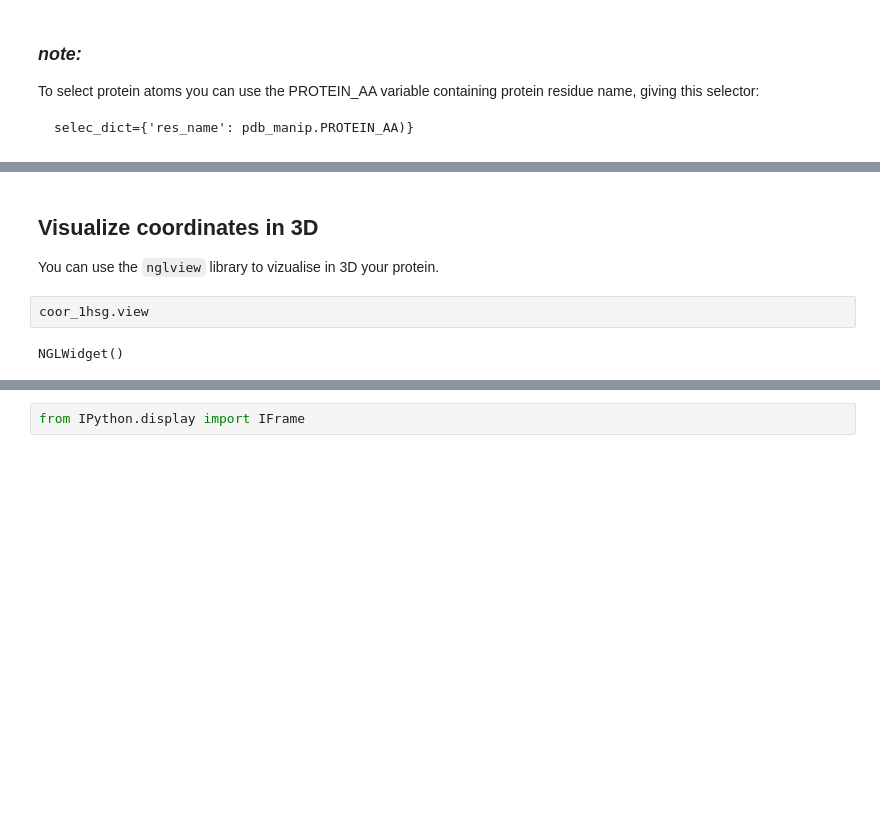
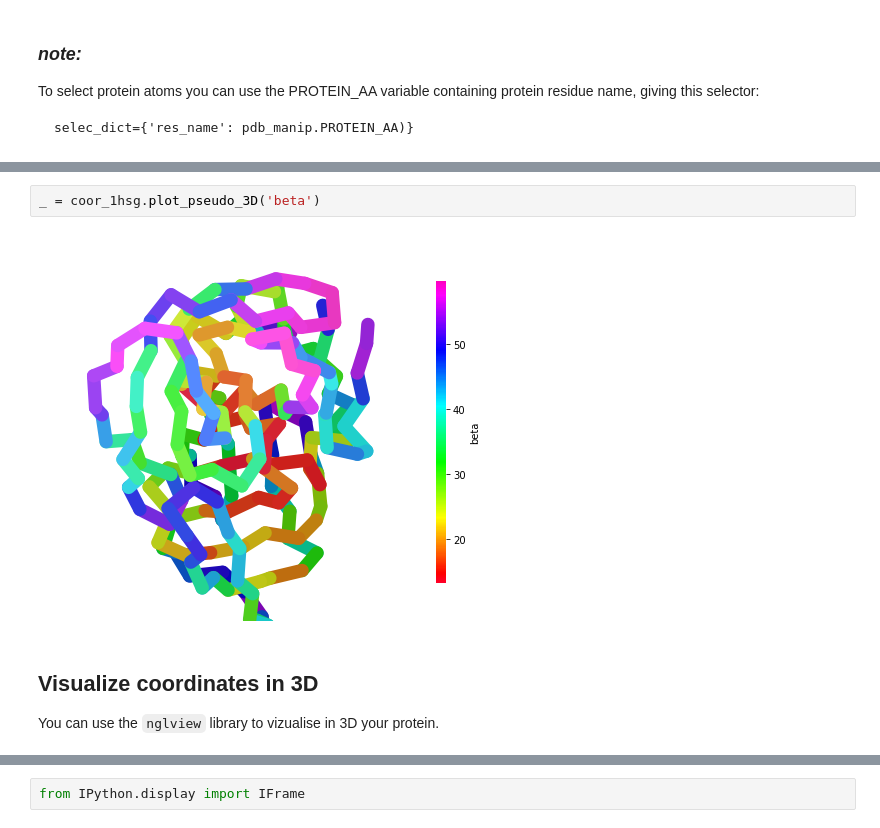
Before and after one commit to samuelmurail/pdb_manip_py, a Jupyter notebook: docs/notebook/Usage.ipynb, the cells around one changed output, grey strips where cells are left out. Cells and saved outputs as stored; diff of their text form; blank space fills up the shorter version.

Commit message:
Add plot_pseudo_3D() function

```diff
--- a/docs/notebook/Usage.ipynb
+++ b/docs/notebook/Usage.ipynb
@@ -61,8 +67,8 @@ To select protein atoms you can use the PROTEIN_AA variable containing protein r
+# %%
+_ = coor_1hsg.plot_pseudo_3D('beta')
+# %% [output]
+[figure, added]
 # %% [markdown]
 ## Visualize coordinates in 3D
 
 You can use the ``nglview`` library to vizualise in 3D your protein.
-# %%
-coor_1hsg.view
-# %% [output]
-NGLWidget()
```
Also changed, not shown: parts of 4 cells of this notebook.
